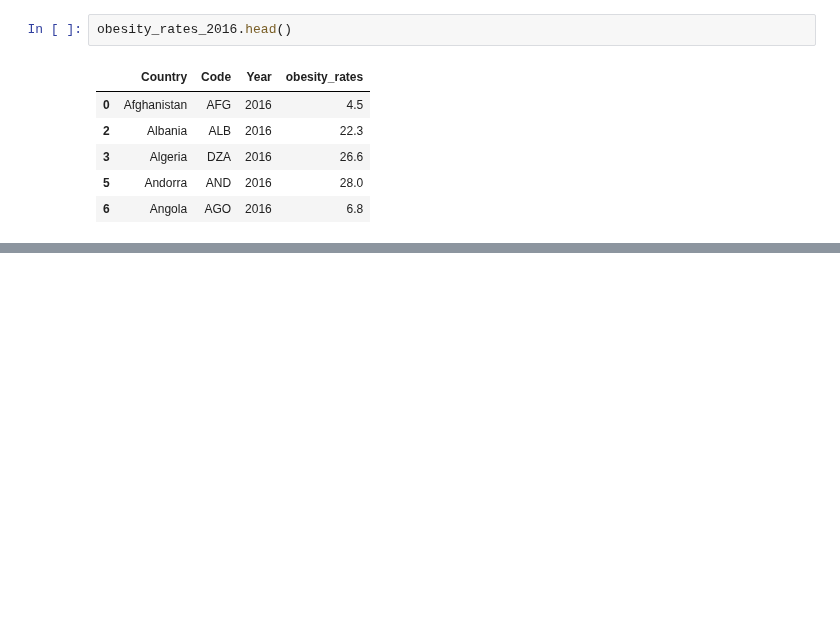
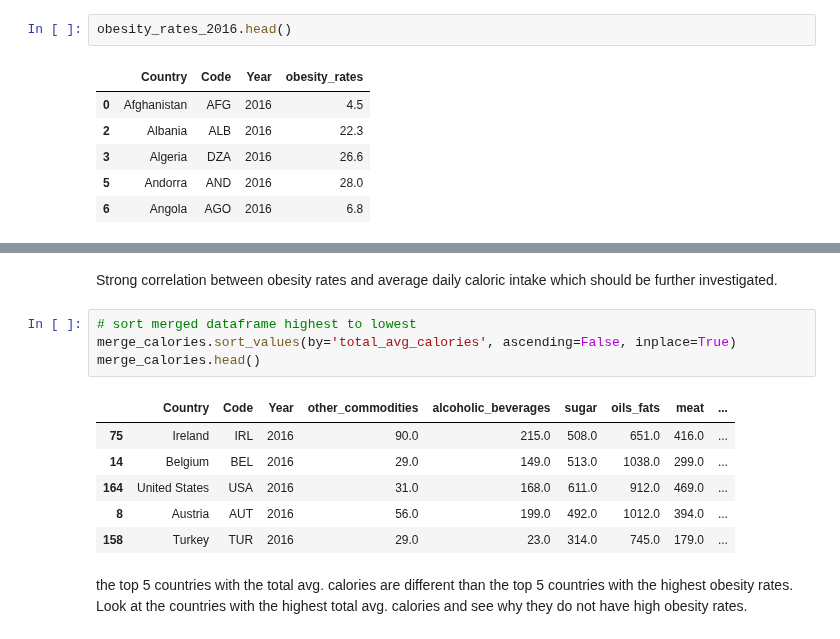
Before and after one commit to lizziefay/health_EDA, a Jupyter notebook: obesity_rates.ipynb, the cells around one changed output, grey strips where cells are left out. Saved outputs shown, nothing was run; the diff lists cells and outputs as text; blank space fills up the shorter version.

```diff
--- a/obesity_rates.ipynb
+++ b/obesity_rates.ipynb
@@ -400,0 +469,15 @@ fig.show()
+# %% [markdown]
+Strong correlation between obesity rates and average daily caloric intake which should be further investigated.
+# %%
+# sort merged dataframe highest to lowest
+merge_calories.sort_values(by='total_avg_calories', ascending=False, inplace=True)
+merge_calories.head()
+# %% [output]
+|  | Country | Code | Year | other_commodities | alcoholic_beverages | sugar | oils_fats | meat | ... |
+| 75 | Ireland | IRL | 2016 | 90.0 | 215.0 | 508.0 | 651.0 | 416.0 | ... |
+| 14 | Belgium | BEL | 2016 | 29.0 | 149.0 | 513.0 | 1038.0 | 299.0 | ... |
+| 164 | United States | USA | 2016 | 31.0 | 168.0 | 611.0 | 912.0 | 469.0 | ... |
+| 8 | Austria | AUT | 2016 | 56.0 | 199.0 | 492.0 | 1012.0 | 394.0 | ... |
+| 158 | Turkey | TUR | 2016 | 29.0 | 23.0 | 314.0 | 745.0 | 179.0 | ... |
+# %% [markdown]
+the top 5 countries with the total avg. calories are different than the top 5 countries with the highest obesity rates. Look at the countries with the highest total avg. calories and see why they do not have high obesity rates.
```
Also changed, not shown: parts of 7 cells of this notebook.
